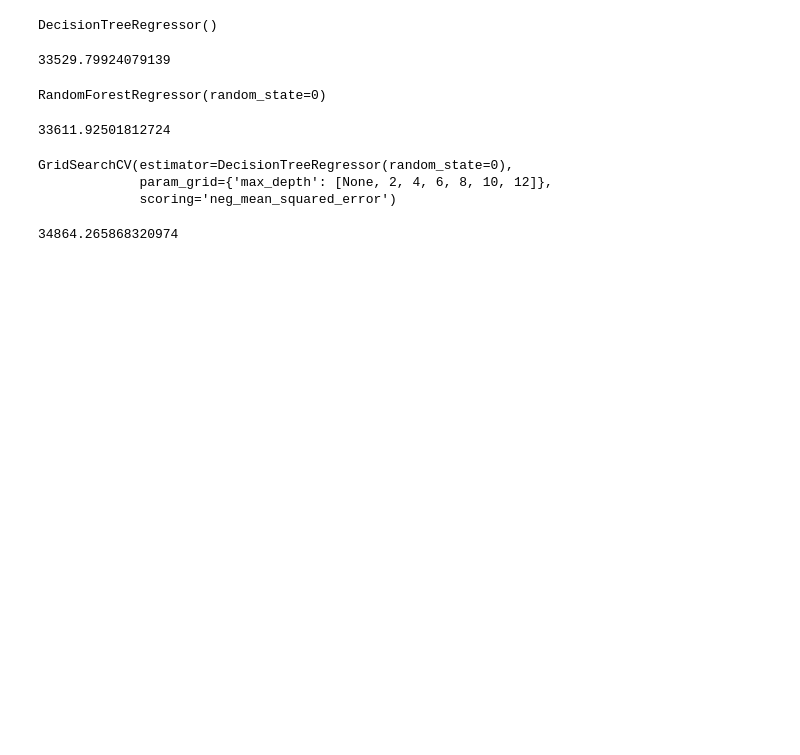
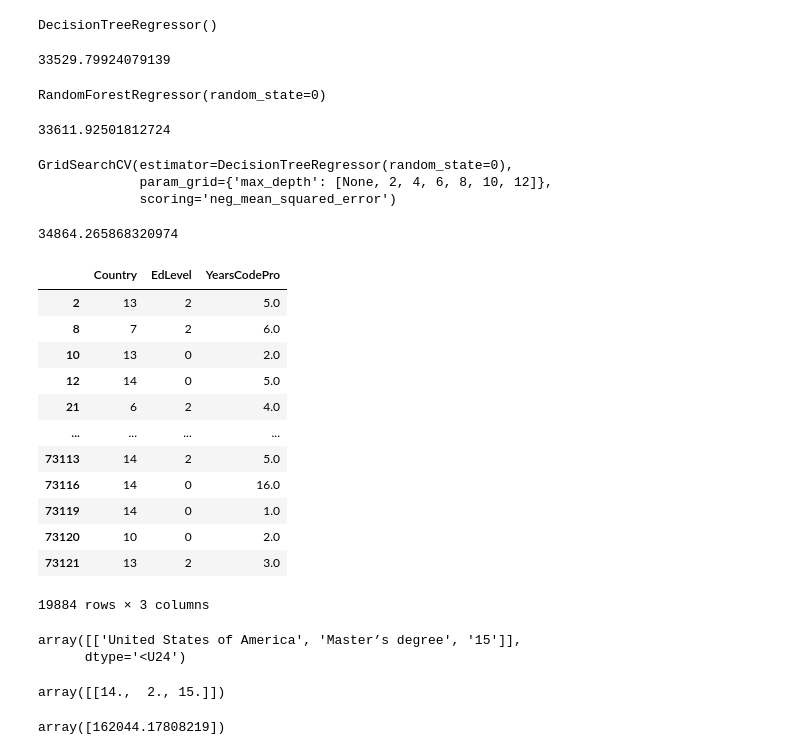
Before and after one commit to tanmaynema1/Salary-Prediction-System, a Jupyter notebook: SalaryPrediction.ipynb, the cells around one changed output. Drawn from its saved outputs; the diff is of its cells as text; code cells hidden in the pictures; blank space fills up the shorter version.

```diff
--- a/SalaryPrediction.ipynb
+++ b/SalaryPrediction.ipynb
@@ -295,6 +295,40 @@ error = np.sqrt(mean_squared_error(y, y_pred))
 print(error)
 # %% [output]
 34864.265868320974
+# %%
+X
+# %% [output]
+|  | Country | EdLevel | YearsCodePro |
+| 2 | 13 | 2 | 5.0 |
+| 8 | 7 | 2 | 6.0 |
+| 10 | 13 | 0 | 2.0 |
+| 12 | 14 | 0 | 5.0 |
+| 21 | 6 | 2 | 4.0 |
+| ... | ... | ... | ... |
+| 73113 | 14 | 2 | 5.0 |
+| 73116 | 14 | 0 | 16.0 |
+| 73119 | 14 | 0 | 1.0 |
+| 73120 | 10 | 0 | 2.0 |
+| 73121 | 13 | 2 | 3.0 |
+19884 rows × 3 columns
+# %%
+X = np.array([["United States of America", 'Master’s degree', 15 ]])
+X
+# %% [output]
+array([['United States of America', 'Master’s degree', '15']],
+      dtype='<U24')
+# %%
+X[:, 0] = le_country.transform(X[:,0])
+X[:, 1] = le_education.transform(X[:,1])
+X = X.astype(float)
+X
+# %% [output]
+array([[14.,  2., 15.]])
+# %%
+y_preds = regressor.predict(X)
+y_preds
+# %% [output]
+array([162044.17808219])
 # %%
 import pickle
 # %%
```
Also changed, not shown: parts of 2 cells of this notebook, 2 other files.
